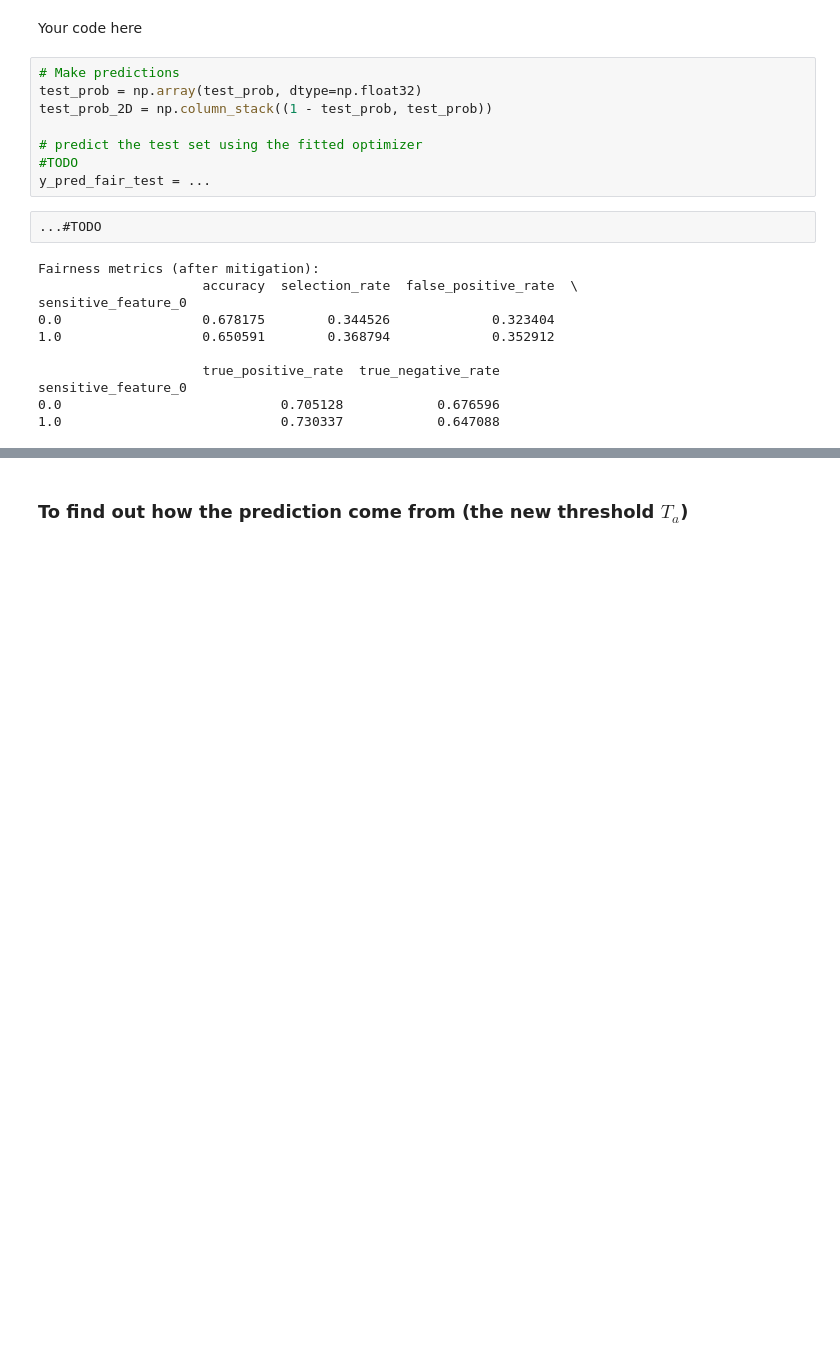
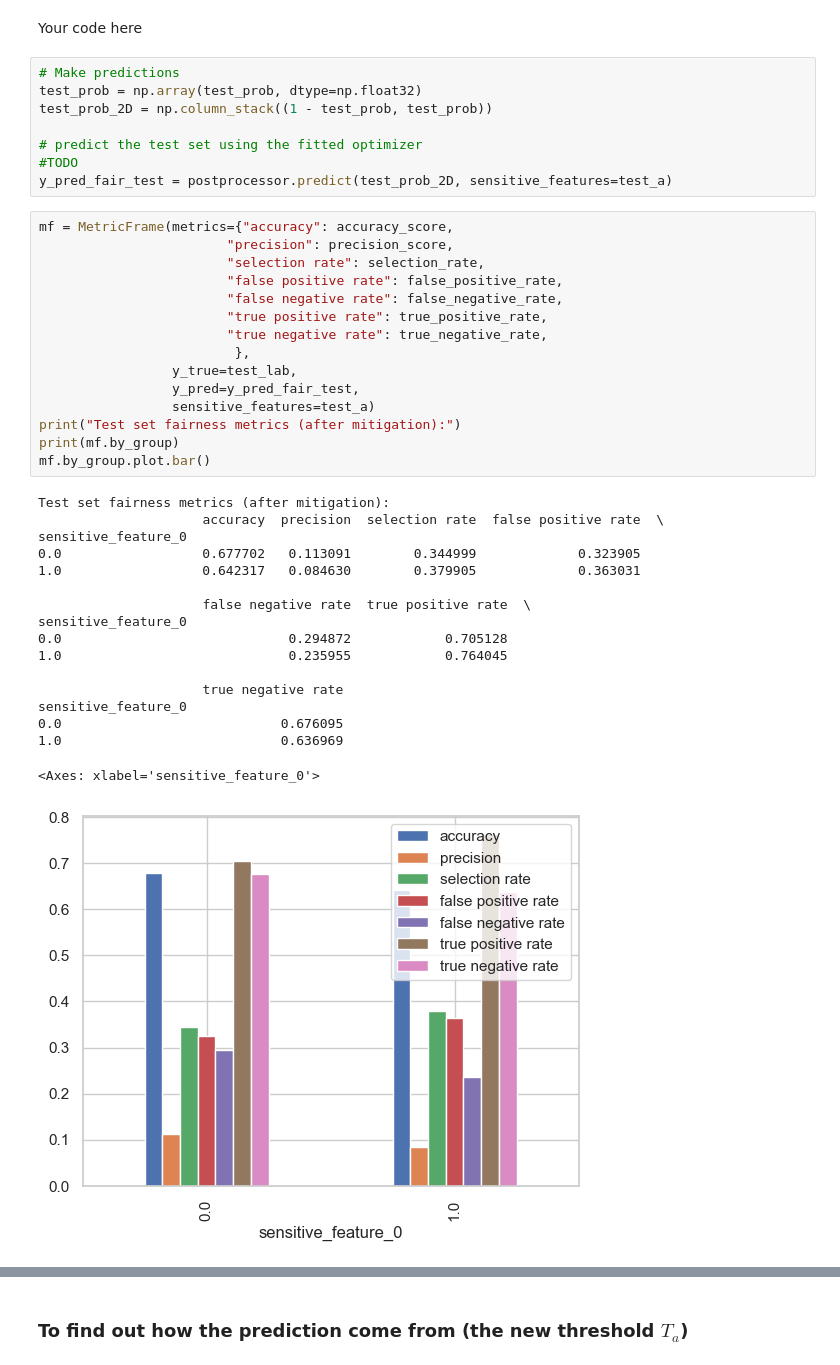
Before and after one commit to s224202/project1, a Jupyter notebook: exercise.ipynb, the cells around one changed output, grey strips where cells are left out. Drawn from its saved outputs; the diff is of its cells as text; blank space fills up the shorter version.

```diff
--- a/exercise.ipynb
+++ b/exercise.ipynb
@@ -479,20 +532,40 @@ test_prob_2D = np.column_stack((1 - test_prob, test_prob))
 
 # predict the test set using the fitted optimizer
 #TODO
-y_pred_fair_test = ...
+y_pred_fair_test = postprocessor.predict(test_prob_2D, sensitive_features=test_a)
-# %%
-...#TODO
-# %% [output]
-Fairness metrics (after mitigation):
-                     accuracy  selection_rate  false_positive_rate  \
-sensitive_feature_0
-0.0                  0.678175        0.344526             0.323404
-1.0                  0.650591        0.368794             0.352912
-
-                     true_positive_rate  true_negative_rate
-sensitive_feature_0
-0.0                            0.705128            0.676596
-1.0                            0.730337            0.647088
+# %%
+mf = MetricFrame(metrics={"accuracy": accuracy_score,
+                        "precision": precision_score,
+                        "selection rate": selection_rate,
+                        "false positive rate": false_positive_rate,
+                        "false negative rate": false_negative_rate,
+                        "true positive rate": true_positive_rate,
+                        "true negative rate": true_negative_rate,
+                         },
+                 y_true=test_lab,
+                 y_pred=y_pred_fair_test,
+                 sensitive_features=test_a)
+print("Test set fairness metrics (after mitigation):")
+print(mf.by_group)
+mf.by_group.plot.bar()
+# %% [output]
+Test set fairness metrics (after mitigation):
+                     accuracy  precision  selection rate  false positive rate  \
+sensitive_feature_0
+0.0                  0.677702   0.113091        0.344999             0.323905
+1.0                  0.642317   0.084630        0.379905             0.363031
+
+                     false negative rate  true positive rate  \
+sensitive_feature_0
+0.0                             0.294872            0.705128
+1.0                             0.235955            0.764045
+
+                     true negative rate
+sensitive_feature_0
+0.0                            0.676095
+1.0                            0.636969
+<Axes: xlabel='sensitive_feature_0'>
+[figure, added]
 # %%
 plot_roc_simple(test_lab, test_prob, test_a, y_pred_fair_test,
         sensitive_attribute_name = 'sex',
```
Also changed, not shown: parts of 6 cells of this notebook.
